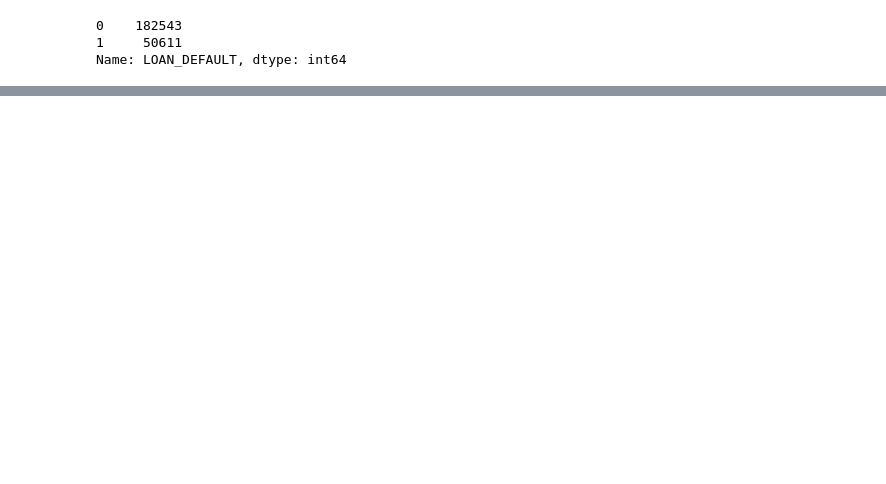
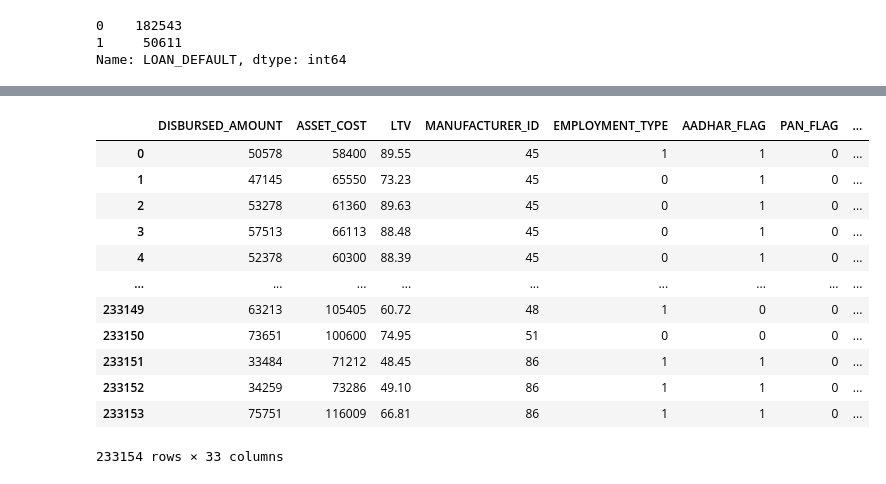
Before and after one commit to Praneethtkonda/Vehicle-loan-default-prediction, a Jupyter notebook: IDS.ipynb, the cells around one changed output, grey strips where cells are left out. Saved outputs shown, nothing was run; the diff lists cells and outputs as text; code cells hidden in the pictures; blank space fills up the shorter version.

```diff
--- a/IDS.ipynb
+++ b/IDS.ipynb
@@ -112,0 +179,3 @@ Name: LOAN_DEFAULT, dtype: int64
+# %%
+train_data['EMPLOYMENT_TYPE'].fillna('Un employed', inplace=True)
+test_data['EMPLOYMENT_TYPE'].fillna('Un employed', inplace=True)
@@ -112,0 +188,3 @@ Name: LOAN_DEFAULT, dtype: int64
+# %%
+train_data['EMPLOYMENT_TYPE'] = train_data['EMPLOYMENT_TYPE'].replace(('Self employed', 'Salaried', 'Un employed'), (0, 1, 2))
+test_data['EMPLOYMENT_TYPE'] = test_data['EMPLOYMENT_TYPE'].replace(('Self employed', 'Salaried', 'Un employed'), (0, 1, 2))
@@ -112,0 +288,3 @@ Name: LOAN_DEFAULT, dtype: int64
+# %%
+train_data=train_data.drop(['UNIQUEID', 'BRANCH_ID','SUPPLIER_ID', 'DISBURSAL_DATE', 'CURRENT_PINCODE_ID','STATE_ID', 'EMPLOYEE_CODE_ID', 'MOBILENO_AVL_FLAG'],axis=1)
+test_data=test_data.drop(['UNIQUEID', 'BRANCH_ID','SUPPLIER_ID', 'DISBURSAL_DATE', 'CURRENT_PINCODE_ID','STATE_ID', 'EMPLOYEE_CODE_ID', 'MOBILENO_AVL_FLAG'],axis=1)
@@ -112,0 +311,16 @@ Name: LOAN_DEFAULT, dtype: int64
+# %%
+train_data
+# %% [output]
+|  | DISBURSED_AMOUNT | ASSET_COST | LTV | MANUFACTURER_ID | EMPLOYMENT_TYPE | AADHAR_FLAG | PAN_FLAG | ... |
+| 0 | 50578 | 58400 | 89.55 | 45 | 1 | 1 | 0 | ... |
+| 1 | 47145 | 65550 | 73.23 | 45 | 0 | 1 | 0 | ... |
+| 2 | 53278 | 61360 | 89.63 | 45 | 0 | 1 | 0 | ... |
+| 3 | 57513 | 66113 | 88.48 | 45 | 0 | 1 | 0 | ... |
+| 4 | 52378 | 60300 | 88.39 | 45 | 0 | 1 | 0 | ... |
+| ... | ... | ... | ... | ... | ... | ... | ... | ... |
+| 233149 | 63213 | 105405 | 60.72 | 48 | 1 | 0 | 0 | ... |
+| 233150 | 73651 | 100600 | 74.95 | 51 | 0 | 0 | 0 | ... |
+| 233151 | 33484 | 71212 | 48.45 | 86 | 1 | 1 | 0 | ... |
+| 233152 | 34259 | 73286 | 49.10 | 86 | 1 | 1 | 0 | ... |
+| 233153 | 75751 | 116009 | 66.81 | 86 | 1 | 1 | 0 | ... |
+233154 rows × 33 columns
```
Also changed, not shown: parts of 42 cells of this notebook.
